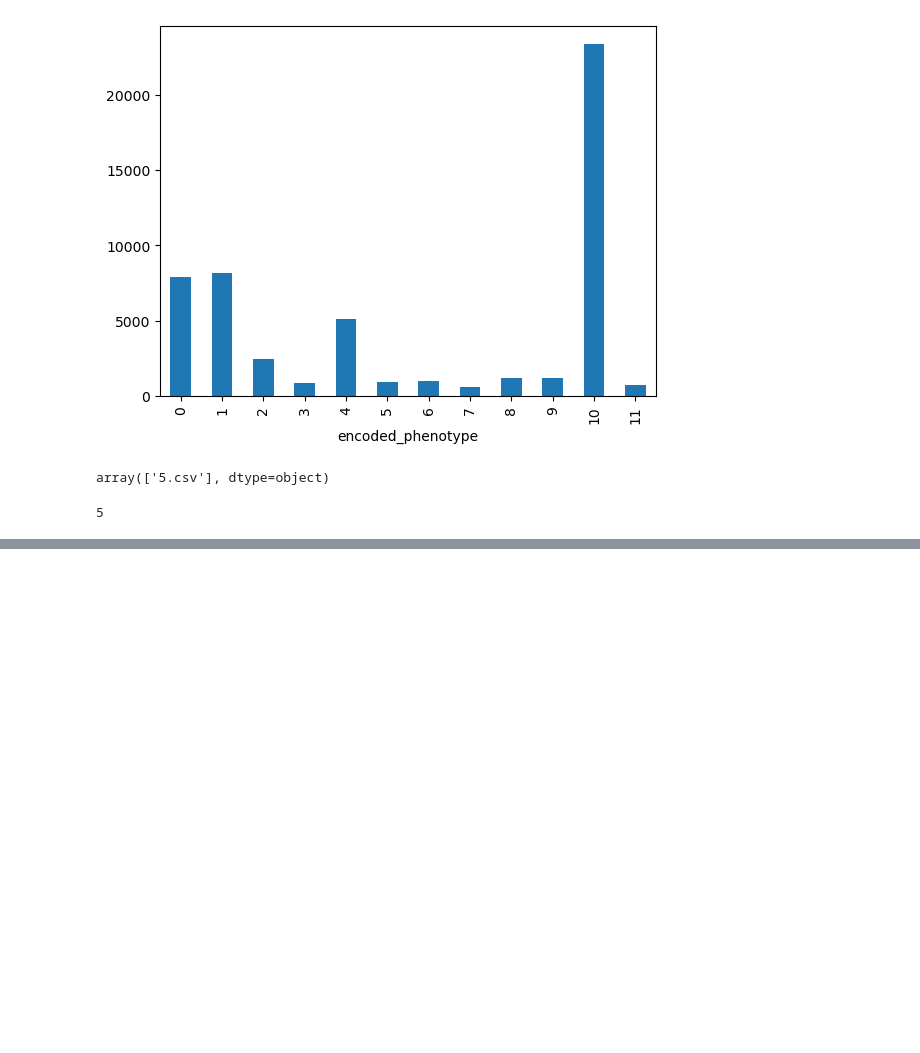
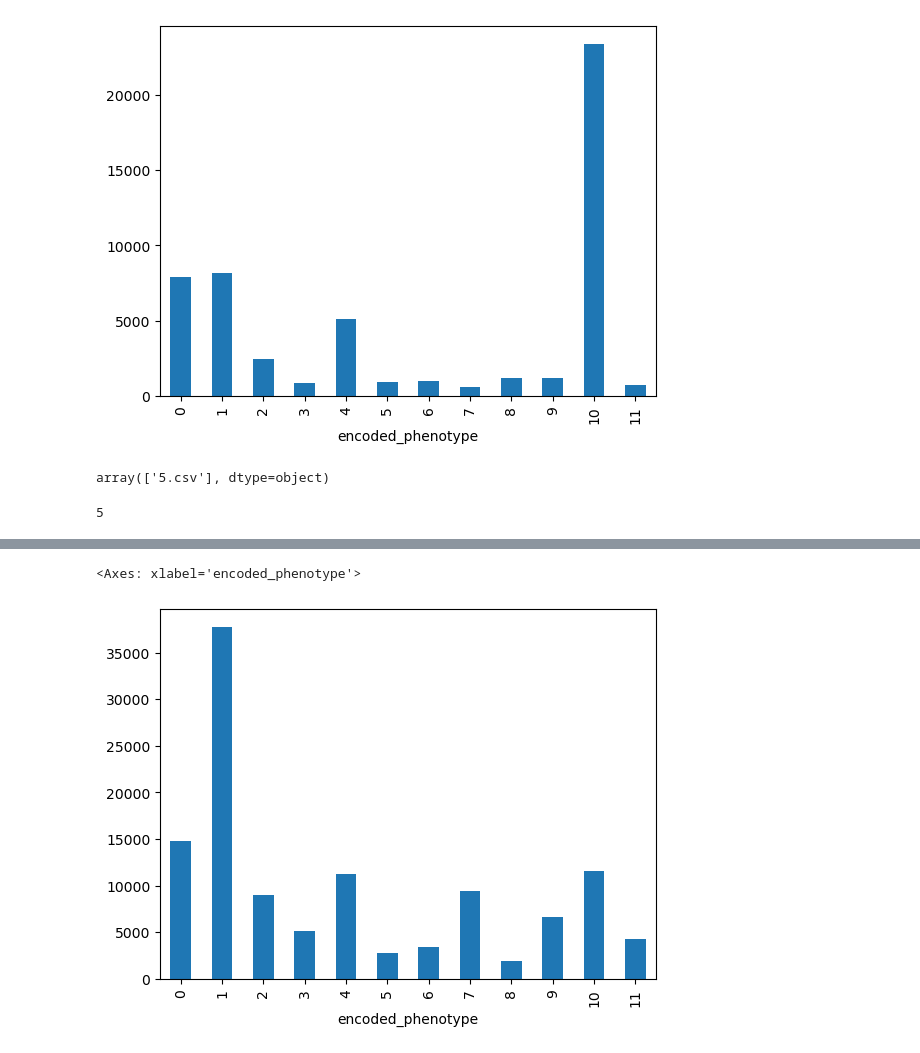
Before and after one commit to SchapiroLabor/spCellEval, a Jupyter notebook: src/models_classes/inspect_kfolds.ipynb, the cells around one changed output, grey strips where cells are left out. Drawn from its saved outputs; the diff is of its cells as text; code cells hidden in the pictures; blank space fills up the shorter version.

```diff
--- a/src/models_classes/inspect_kfolds.ipynb
+++ b/src/models_classes/inspect_kfolds.ipynb
@@ -42,0 +52,5 @@ train['sample_id'].nunique()
+# %%
+test['encoded_phenotype'].value_counts().sort_index().plot(kind='bar')
+# %% [output]
+<Axes: xlabel='encoded_phenotype'>
+[figure, added]
```
Also changed, not shown: parts of 2 cells of this notebook, 2 other files.
